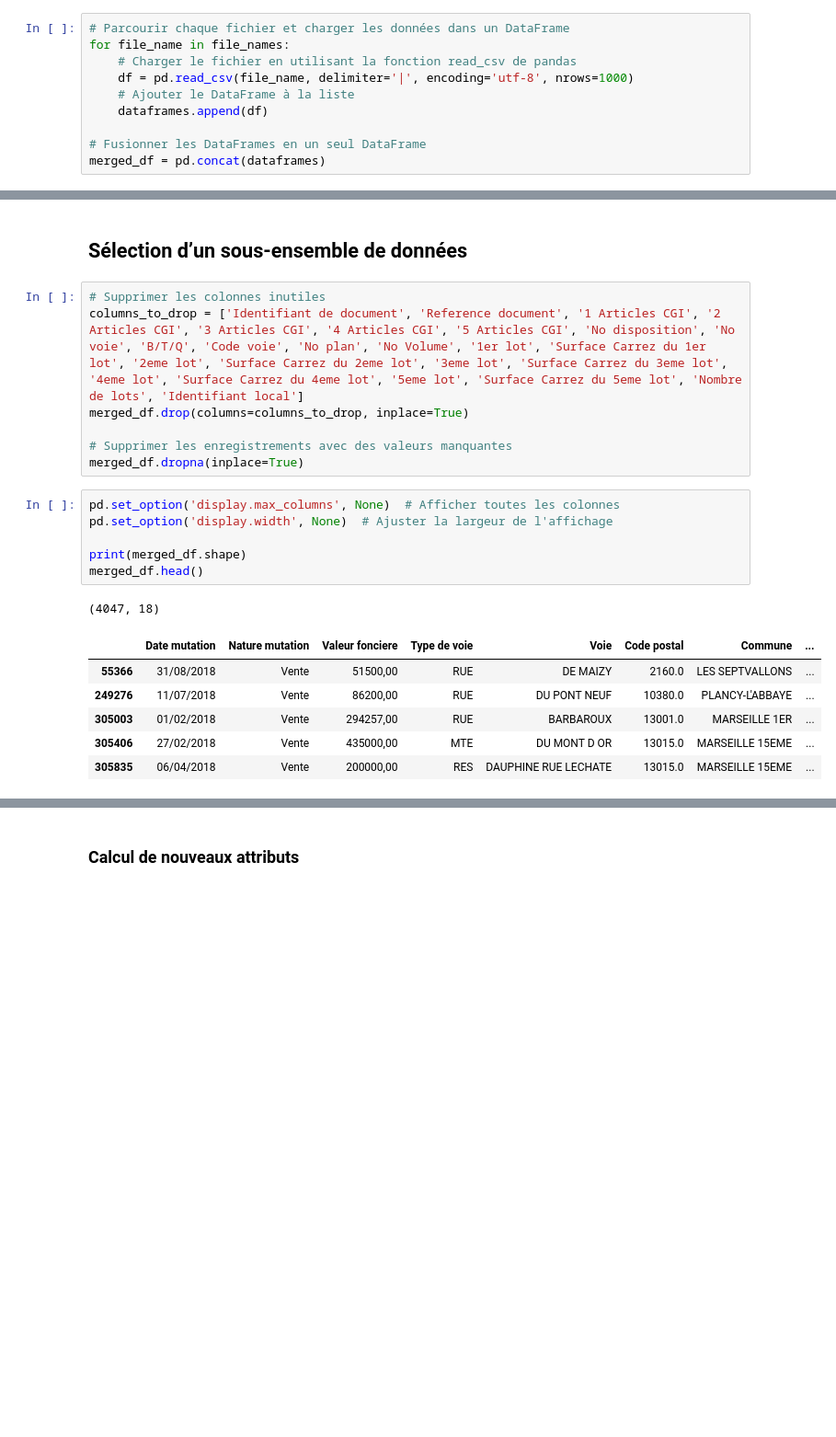
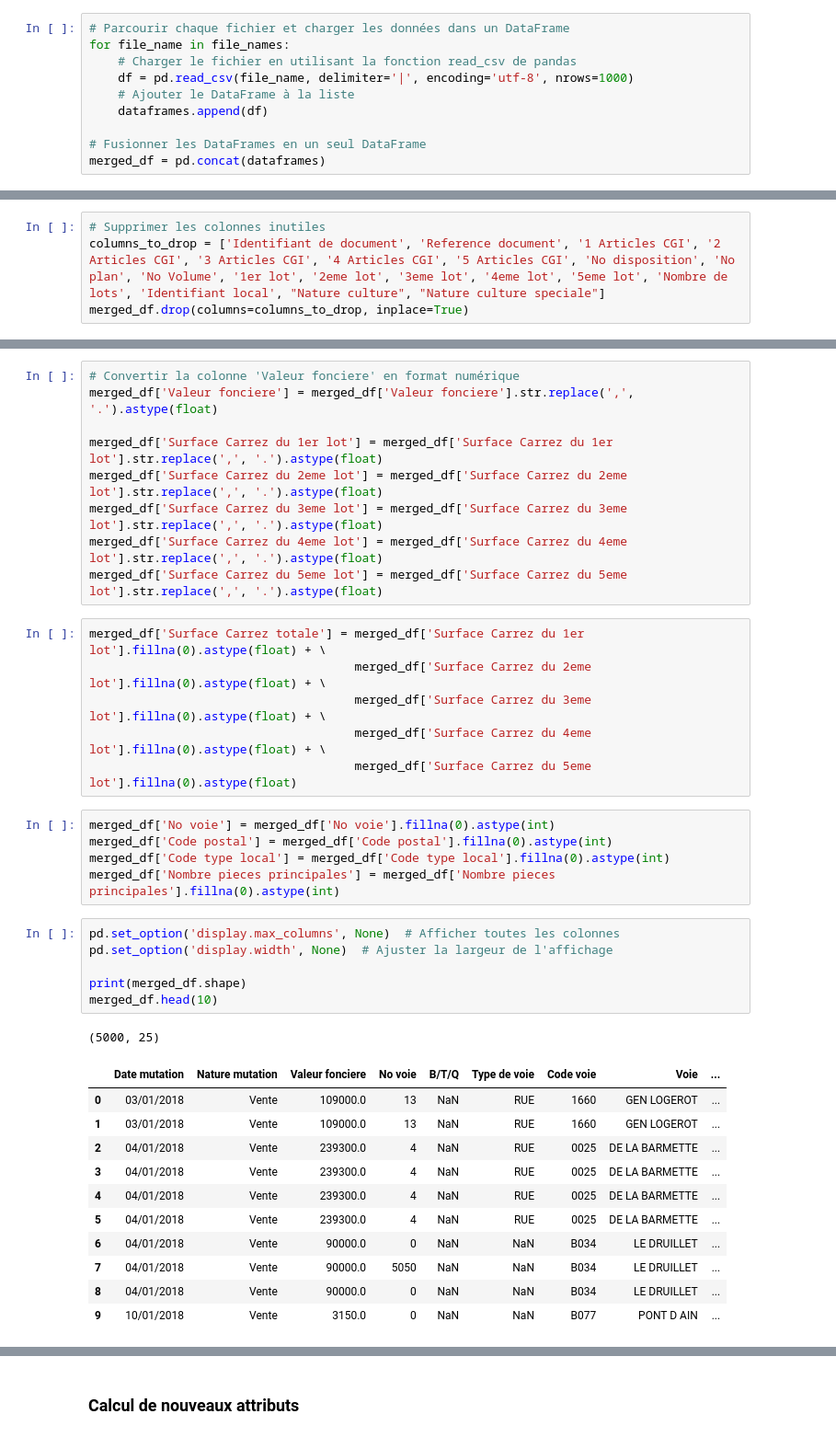
Before and after one commit to mathispappo/TD9-10, a Jupyter notebook: main.ipynb, the cells around one changed output, grey strips where cells are left out. Shown at 92% size. Cells and saved outputs as stored; diff of their text form; blank space fills up the shorter version.

Commit message:
modification de la suppretion des colonnes

```diff
--- a/main.ipynb
+++ b/main.ipynb
@@ -28,3 +49,7 @@ merged_df = pd.concat(dataframes)
+# %%
+# Supprimer les colonnes inutiles
+columns_to_drop = ['Identifiant de document', 'Reference document', '1 Articles CGI', '2 Articles CGI', '3 Articles CGI', '4 Articles CGI', '5 Articles CGI', 'No disposition', 'No plan', 'No Volume', '1er lot', '2eme lot', '3eme lot', '4eme lot', '5eme lot', 'Nombre de lots', 'Identifiant local', "Nature culture", "Nature culture speciale"]
+merged_df.drop(columns=columns_to_drop, inplace=True)
 # %%
 pd.set_option('display.max_columns', None)  # Afficher toutes les colonnes
 pd.set_option('display.width', None)  # Ajuster la largeur de l'affichage
@@ -42,24 +67,40 @@ merged_df.head()
-# %% [markdown]
-## Sélection d’un sous-ensemble de données
-# %%
-# Supprimer les colonnes inutiles
-columns_to_drop = ['Identifiant de document', 'Reference document', '1 Articles CGI', '2 Articles CGI', '3 Articles CGI', '4 Articles CGI', '5 Articles CGI', 'No disposition', 'No voie', 'B/T/Q', 'Code voie', 'No plan', 'No Volume', '1er lot', 'Surface Carrez du 1er lot', '2eme lot', 'Surface Carrez du 2eme lot', '3eme lot', 'Surface Carrez du 3eme lot', '4eme lot', 'Surface Carrez du 4eme lot', '5eme lot', 'Surface Carrez du 5eme lot', 'Nombre de lots', 'Identifiant local']
-merged_df.drop(columns=columns_to_drop, inplace=True)
-
-# Supprimer les enregistrements avec des valeurs manquantes
-merged_df.dropna(inplace=True)
+# %%
+# Convertir la colonne 'Valeur fonciere' en format numérique
+merged_df['Valeur fonciere'] = merged_df['Valeur fonciere'].str.replace(',', '.').astype(float)
+
+merged_df['Surface Carrez du 1er lot'] = merged_df['Surface Carrez du 1er lot'].str.replace(',', '.').astype(float)
+merged_df['Surface Carrez du 2eme lot'] = merged_df['Surface Carrez du 2eme lot'].str.replace(',', '.').astype(float)
+merged_df['Surface Carrez du 3eme lot'] = merged_df['Surface Carrez du 3eme lot'].str.replace(',', '.').astype(float)
+merged_df['Surface Carrez du 4eme lot'] = merged_df['Surface Carrez du 4eme lot'].str.replace(',', '.').astype(float)
+merged_df['Surface Carrez du 5eme lot'] = merged_df['Surface Carrez du 5eme lot'].str.replace(',', '.').astype(float)
+# %%
+merged_df['Surface Carrez totale'] = merged_df['Surface Carrez du 1er lot'].fillna(0).astype(float) + \
+                                     merged_df['Surface Carrez du 2eme lot'].fillna(0).astype(float) + \
+                                     merged_df['Surface Carrez du 3eme lot'].fillna(0).astype(float) + \
+                                     merged_df['Surface Carrez du 4eme lot'].fillna(0).astype(float) + \
+                                     merged_df['Surface Carrez du 5eme lot'].fillna(0).astype(float)
+# %%
+merged_df['No voie'] = merged_df['No voie'].fillna(0).astype(int)
+merged_df['Code postal'] = merged_df['Code postal'].fillna(0).astype(int)
+merged_df['Code type local'] = merged_df['Code type local'].fillna(0).astype(int)
+merged_df['Nombre pieces principales'] = merged_df['Nombre pieces principales'].fillna(0).astype(int)
 # %%
 pd.set_option('display.max_columns', None)  # Afficher toutes les colonnes
 pd.set_option('display.width', None)  # Ajuster la largeur de l'affichage
 
 print(merged_df.shape)
-merged_df.head()
+merged_df.head(10)
 # %% [output]
-(4047, 18)
+(5000, 25)
-|  | Date mutation | Nature mutation | Valeur fonciere | Type de voie | Voie | Code postal | Commune | ... |
-| 55366 | 31/08/2018 | Vente | 51500,00 | RUE | DE MAIZY | 2160.0 | LES SEPTVALLONS | ... |
-| 249276 | 11/07/2018 | Vente | 86200,00 | RUE | DU PONT NEUF | 10380.0 | PLANCY-L'ABBAYE | ... |
-| 305003 | 01/02/2018 | Vente | 294257,00 | RUE | BARBAROUX | 13001.0 | MARSEILLE 1ER | ... |
-| 305406 | 27/02/2018 | Vente | 435000,00 | MTE | DU MONT D OR | 13015.0 | MARSEILLE 15EME | ... |
-| 305835 | 06/04/2018 | Vente | 200000,00 | RES | DAUPHINE RUE LECHATE | 13015.0 | MARSEILLE 15EME | ... |
+|  | Date mutation | Nature mutation | Valeur fonciere | No voie | B/T/Q | Type de voie | Code voie | Voie | ... |
+| 0 | 03/01/2018 | Vente | 109000.0 | 13 | NaN | RUE | 1660 | GEN LOGEROT | ... |
+| 1 | 03/01/2018 | Vente | 109000.0 | 13 | NaN | RUE | 1660 | GEN LOGEROT | ... |
+| 2 | 04/01/2018 | Vente | 239300.0 | 4 | NaN | RUE | 0025 | DE LA BARMETTE | ... |
+| 3 | 04/01/2018 | Vente | 239300.0 | 4 | NaN | RUE | 0025 | DE LA BARMETTE | ... |
+| 4 | 04/01/2018 | Vente | 239300.0 | 4 | NaN | RUE | 0025 | DE LA BARMETTE | ... |
+| 5 | 04/01/2018 | Vente | 239300.0 | 4 | NaN | RUE | 0025 | DE LA BARMETTE | ... |
+| 6 | 04/01/2018 | Vente | 90000.0 | 0 | NaN | NaN | B034 | LE DRUILLET | ... |
+| 7 | 04/01/2018 | Vente | 90000.0 | 5050 | NaN | NaN | B034 | LE DRUILLET | ... |
+| 8 | 04/01/2018 | Vente | 90000.0 | 0 | NaN | NaN | B034 | LE DRUILLET | ... |
+| 9 | 10/01/2018 | Vente | 3150.0 | 0 | NaN | NaN | B077 | PONT D AIN | ... |
 # %%
```
Also changed, not shown: parts of 4 cells of this notebook, 1 other file.
